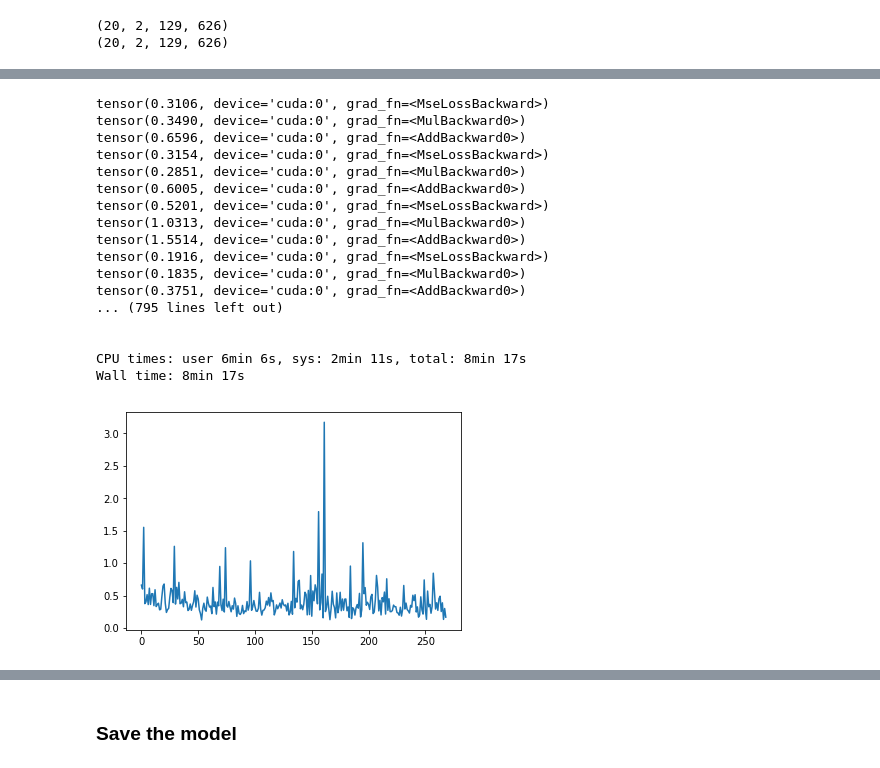
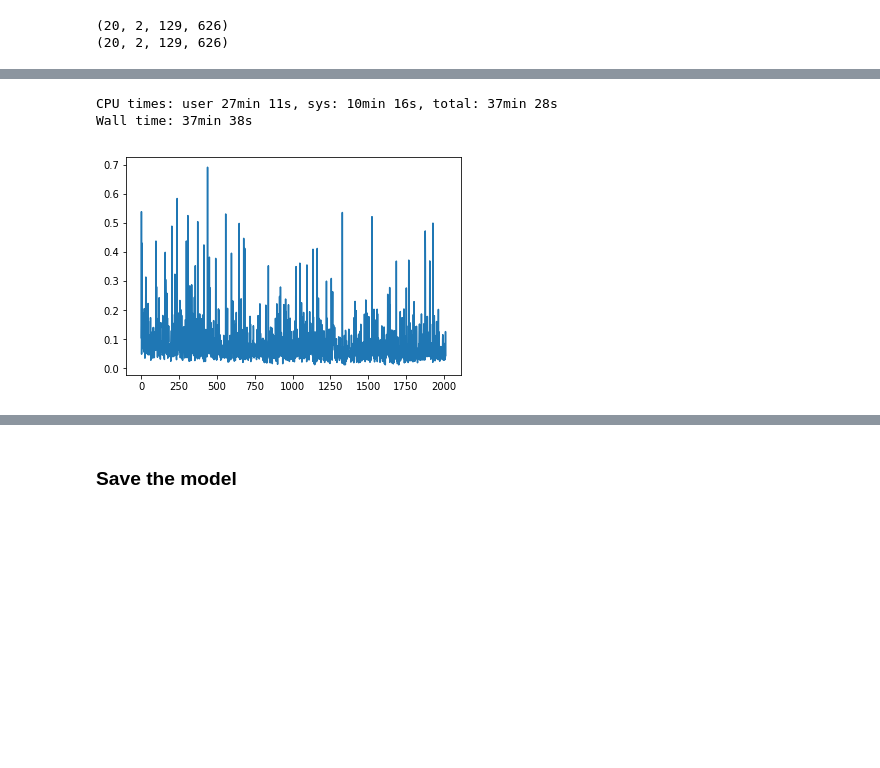
Before and after one commit to akarshkumar0101/DSProject, a Jupyter notebook: speech_noise_separation.ipynb, the cells around one changed output, grey strips where cells are left out. Saved outputs shown, nothing was run; the diff lists cells and outputs as text; code cells hidden in the pictures; blank space fills up the shorter version.

```diff
--- a/speech_noise_separation.ipynb
+++ b/speech_noise_separation.ipynb
@@ -52,7 +52,7 @@ input_shape:  (2, 129, 626)
 # %% [markdown]
 # Model Definitions
 # %%
-model_g = models.base_models.FTCNNGenerator(2, [6, 6, 6, 6, 6],
+model_g = models.base_models.FTCNNGenerator(2, [48, 48, 48, 48, 48, 48, 48],
                          num_layers_per_block=4, block_gr=24).to(device, dtype)
 # model_g = torch.load('models/ftnn_naive_epochs300.pth')
 summary(model_g, input_size=input_shape)
@@ -176,55 +181,40 @@ allocated:  0.002249728
 torch.manual_seed(0)
 np.random.seed(0)
 
-num_epochs = 1
-batch_size = 10
+num_epochs = 3
+batch_size = 4
 opt = torch.optim.Adam(model_g.parameters(), lr=0.001)
 
 losses = []
 epoch_pbar = tqdm(range(num_epochs), desc='Epochs')
 
 model_g = model_g.train()
 for epoch_idx in epoch_pbar:
     all_batch_indices = util.get_batch_indices(np.arange(len(audiossds_train)), batch_size)
     batch_pbar = tqdm(all_batch_indices, desc=f'Epoch {epoch_idx} Batches')
     for batch_idxs in batch_pbar:
         X_batch, Y_batch = audiossds_train[batch_idxs]
         X_batch, Y_batch = audionnio.audio_to_nn_input(X_batch), audionnio.audio_to_nn_output(Y_batch)
         X_batch, Y_batch = util.to_torch(X_batch, Y_batch, device=device, dtype=dtype)
 
         opt.zero_grad()
         Y_batch_pred = model_g(X_batch)
-        loss = generator_loss_function_base_weighted_mse(Y_batch_pred, Y_batch, X_batch)
+        loss = generator_loss_function_base(Y_batch_pred, Y_batch)
         loss.backward()
         opt.step()
 
         loss = loss.item()
         losses.append(loss)
         batch_pbar.set_postfix({'Loss':loss})
 model_g = model_g.eval()
 
 plt.plot(np.arange(len(losses)), losses)
 
 del X_batch, Y_batch, Y_batch_pred, loss, losses
 # %% [output]
-tensor(0.3106, device='cuda:0', grad_fn=<MseLossBackward>)
-tensor(0.3490, device='cuda:0', grad_fn=<MulBackward0>)
-tensor(0.6596, device='cuda:0', grad_fn=<AddBackward0>)
-tensor(0.3154, device='cuda:0', grad_fn=<MseLossBackward>)
-tensor(0.2851, device='cuda:0', grad_fn=<MulBackward0>)
-tensor(0.6005, device='cuda:0', grad_fn=<AddBackward0>)
-tensor(0.5201, device='cuda:0', grad_fn=<MseLossBackward>)
-tensor(1.0313, device='cuda:0', grad_fn=<MulBackward0>)
-tensor(1.5514, device='cuda:0', grad_fn=<AddBackward0>)
-tensor(0.1916, device='cuda:0', grad_fn=<MseLossBackward>)
-tensor(0.1835, device='cuda:0', grad_fn=<MulBackward0>)
-tensor(0.3751, device='cuda:0', grad_fn=<AddBackward0>)
-... (795 lines left out)
-
-
-CPU times: user 6min 6s, sys: 2min 11s, total: 8min 17s
-Wall time: 8min 17s
+CPU times: user 27min 11s, sys: 10min 16s, total: 37min 28s
+Wall time: 37min 38s
-[figure, old version]
+[figure, new version]
 # %%
 util.clear_mem(True)
 # %% [output]
```
Also changed, not shown: parts of 9 cells of this notebook, 1 other file.
